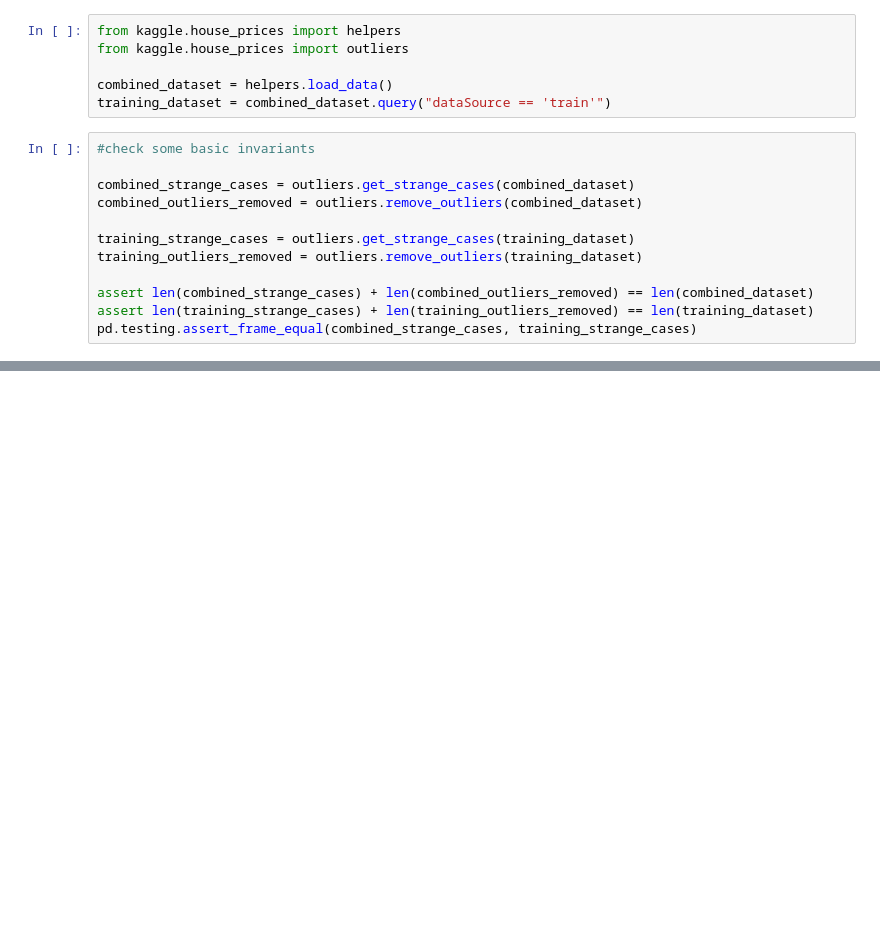
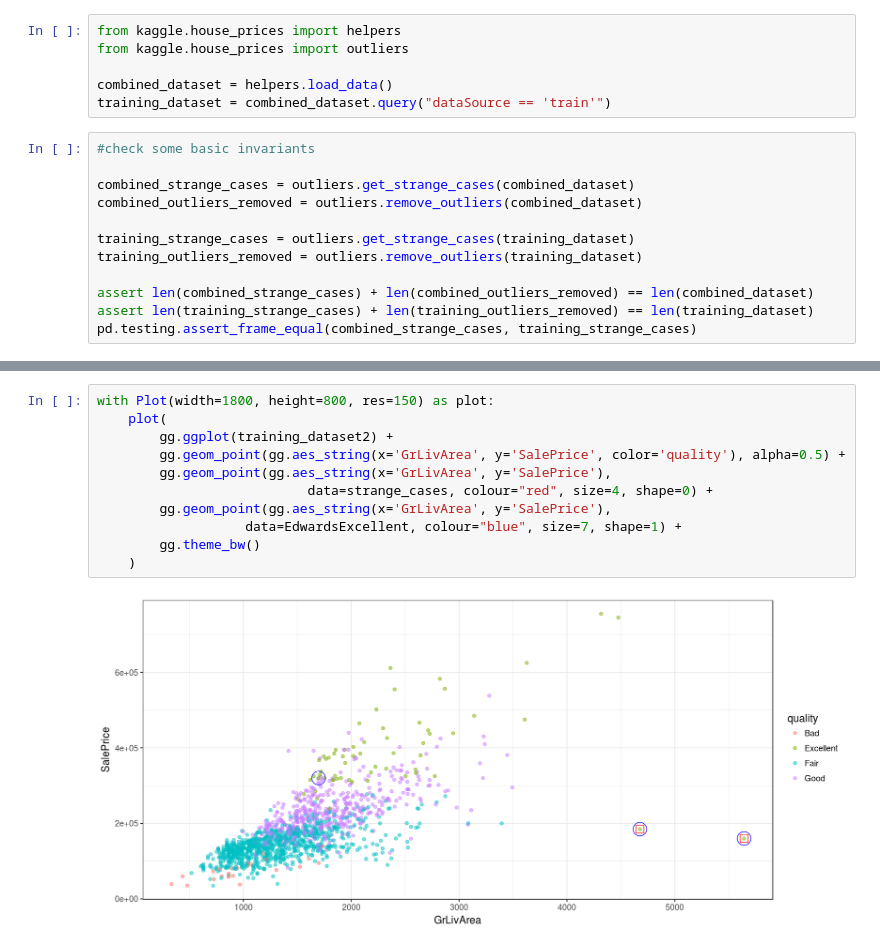
Before and after one commit to MatrixNorm/kaggle, a Jupyter notebook: pybooks/house_prices/02_outliers.ipynb, the cells around one changed output, grey strips where cells are left out. Cells and saved outputs as stored; diff of their text form; blank space fills up the shorter version.

```diff
--- a/pybooks/house_prices/02_outliers.ipynb
+++ b/pybooks/house_prices/02_outliers.ipynb
@@ -123,0 +84,13 @@ EdwardsExcellent <- training_dataset %>% filter(Neighborhood == 'Edwards', quali
+# %%
+with Plot(width=1800, height=800, res=150) as plot:
+    plot(
+        gg.ggplot(training_dataset2) +
+        gg.geom_point(gg.aes_string(x='GrLivArea', y='SalePrice', color='quality'), alpha=0.5) +
+        gg.geom_point(gg.aes_string(x='GrLivArea', y='SalePrice'),
+                           data=strange_cases, colour="red", size=4, shape=0) +
+        gg.geom_point(gg.aes_string(x='GrLivArea', y='SalePrice'),
+                   data=EdwardsExcellent, colour="blue", size=7, shape=1) +
+        gg.theme_bw()
+    )
+# %% [output]
+[figure, added]
```
Also changed, not shown: parts of 6 cells of this notebook, 1 other file.
